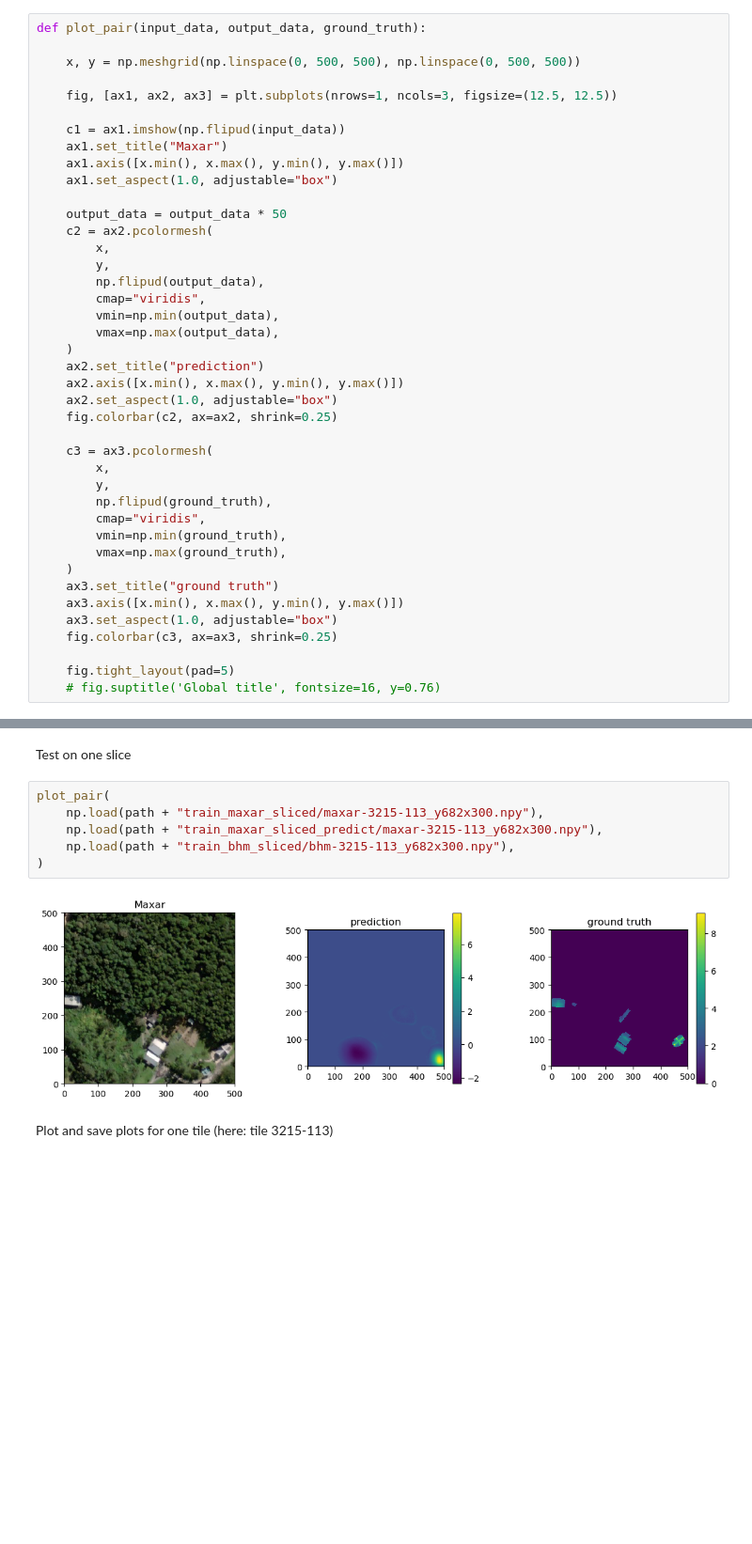
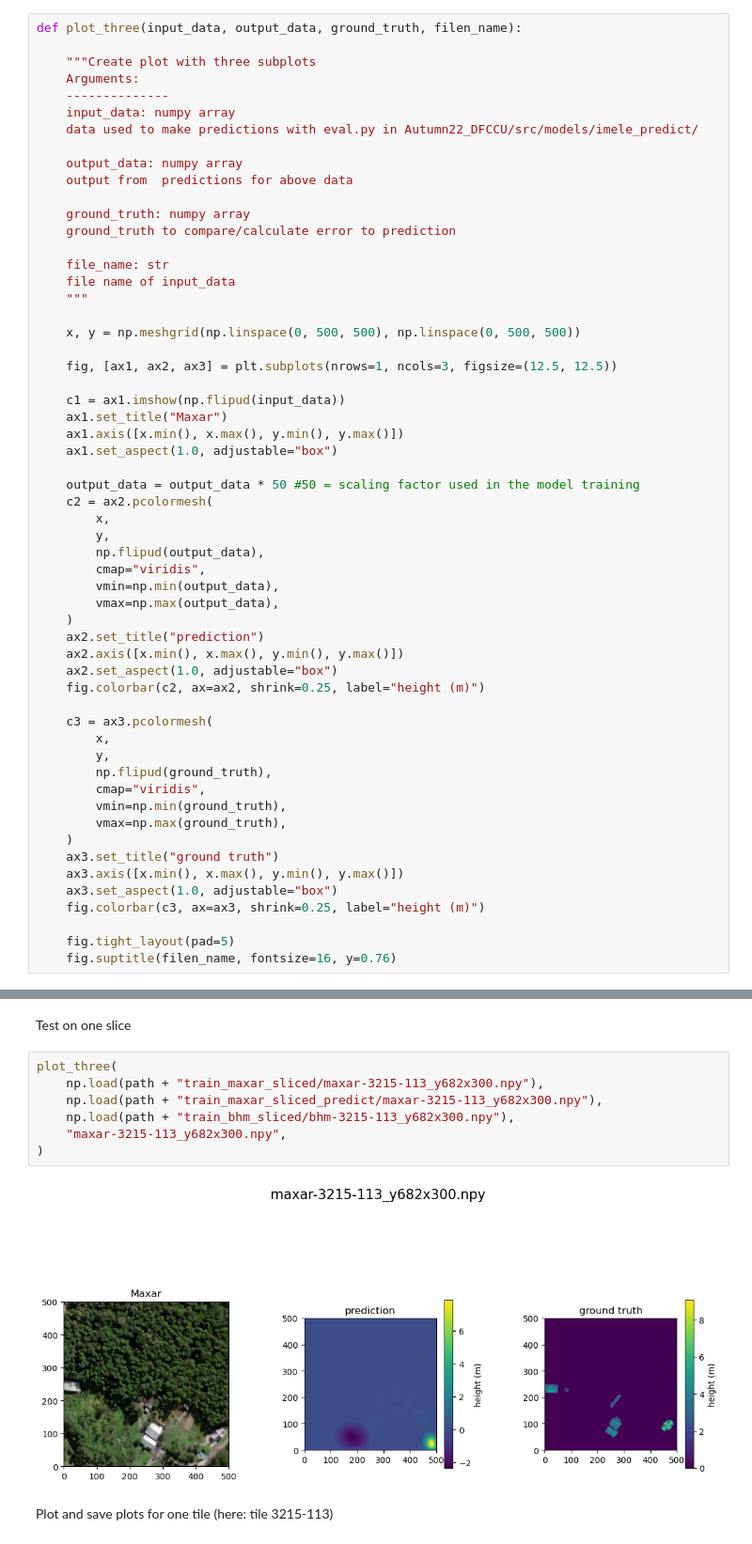
Before and after one commit to The-Data-for-Children-Collaborative/Building-Heights_Phase1, a Jupyter notebook: notebooks/plot_maxar_trained_predict.ipynb, the cells around one changed output, grey strips where cells are left out. Shown at 94% size. Cells and saved outputs as stored; diff of their text form; blank space fills up the shorter version.

Commit message:
add file to create csv file for prediction, make changes to plot notebook to improve readability

```diff
--- a/notebooks/plot_maxar_trained_predict.ipynb
+++ b/notebooks/plot_maxar_trained_predict.ipynb
@@ -12,7 +12,23 @@ import os.path
 # %% [markdown]
 Function to plot model input data (e.g. maxar), model predictions, and ground truth (building height model)
 # %%
-def plot_pair(input_data, output_data, ground_truth):
+def plot_three(input_data, output_data, ground_truth, filen_name):
+
+    """Create plot with three subplots
+    Arguments:
+    --------------
+    input_data: numpy array
+    data used to make predictions with eval.py in Autumn22_DFCCU/src/models/imele_predict/
+
+    output_data: numpy array
+    output from  predictions for above data
+
+    ground_truth: numpy array
+    ground_truth to compare/calculate error to prediction
+
+    file_name: str
+    file name of input_data
+    """
 
     x, y = np.meshgrid(np.linspace(0, 500, 500), np.linspace(0, 500, 500))
 
@@ -23,7 +39,7 @@ def plot_pair(input_data, output_data, ground_truth):
     ax1.axis([x.min(), x.max(), y.min(), y.max()])
     ax1.set_aspect(1.0, adjustable="box")
 
-    output_data = output_data * 50
+    output_data = output_data * 50 #50 = scaling factor used in the model training
     c2 = ax2.pcolormesh(
         x,
         y,
@@ -35,7 +51,7 @@ def plot_pair(input_data, output_data, ground_truth):
     ax2.set_title("prediction")
     ax2.axis([x.min(), x.max(), y.min(), y.max()])
     ax2.set_aspect(1.0, adjustable="box")
-    fig.colorbar(c2, ax=ax2, shrink=0.25)
+    fig.colorbar(c2, ax=ax2, shrink=0.25, label="height (m)")
 
     c3 = ax3.pcolormesh(
         x,
@@ -48,10 +64,10 @@ def plot_pair(input_data, output_data, ground_truth):
     ax3.set_title("ground truth")
     ax3.axis([x.min(), x.max(), y.min(), y.max()])
     ax3.set_aspect(1.0, adjustable="box")
-    fig.colorbar(c3, ax=ax3, shrink=0.25)
+    fig.colorbar(c3, ax=ax3, shrink=0.25, label="height (m)")
 
     fig.tight_layout(pad=5)
-    # fig.suptitle('Global title', fontsize=16, y=0.76)
+    fig.suptitle(filen_name, fontsize=16, y=0.76)
 # %% [markdown]
 Set path
 # %%
@@ -60,13 +76,14 @@ path = os.path.expanduser(short_path)
 # %% [markdown]
 Test on one slice
 # %%
-plot_pair(
+plot_three(
     np.load(path + "train_maxar_sliced/maxar-3215-113_y682x300.npy"),
     np.load(path + "train_maxar_sliced_predict/maxar-3215-113_y682x300.npy"),
     np.load(path + "train_bhm_sliced/bhm-3215-113_y682x300.npy"),
+    "maxar-3215-113_y682x300.npy",
 )
 # %% [output]
-[figure, old version]
+[figure, new version]
 # %% [markdown]
 Plot and save plots for one tile (here: tile 3215-113)
 # %%
```
Also changed, not shown: parts of 3 cells of this notebook, 1 other file.
